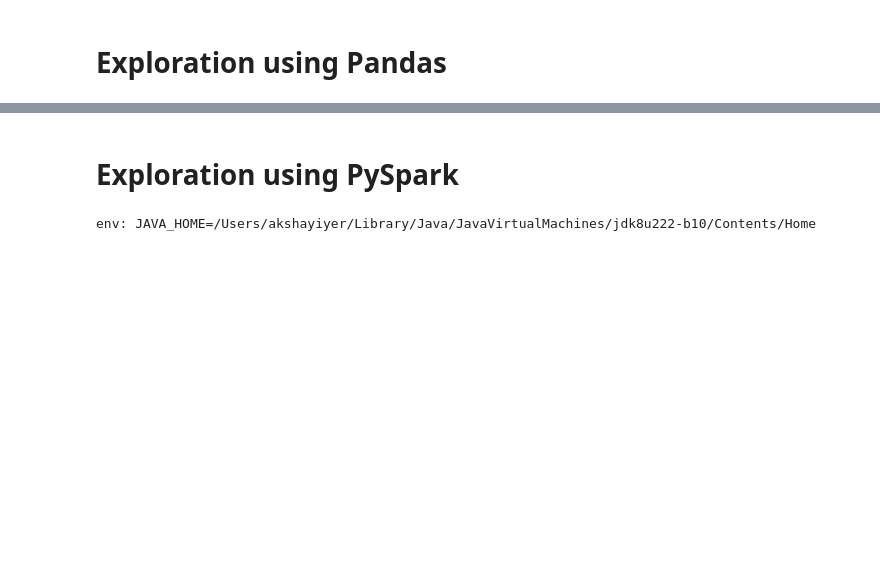
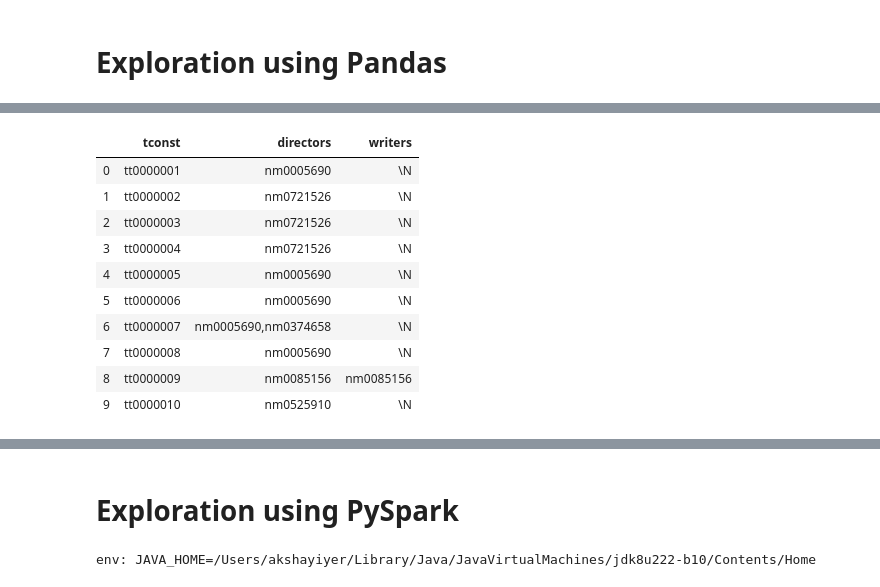
Before and after one commit to aiyer16/udacity-dend-capstone-etl, a Jupyter notebook: src/etl_scratch_notebook.ipynb, the cells around one changed output, grey strips where cells are left out. Cells and saved outputs as stored; diff of their text form; code cells hidden in the pictures; blank space fills up the shorter version.

```diff
--- a/src/etl_scratch_notebook.ipynb
+++ b/src/etl_scratch_notebook.ipynb
@@ -37,3 +57,15 @@ data["title.basics.tsv.gz"].head()
 # %%
-data["title.crew.tsv.gz"].head()
+data["title.crew.tsv.gz"].head(10)
+# %% [output]
+|  | tconst | directors | writers |
+| 0 | tt0000001 | nm0005690 | \N |
+| 1 | tt0000002 | nm0721526 | \N |
+| 2 | tt0000003 | nm0721526 | \N |
+| 3 | tt0000004 | nm0721526 | \N |
+| 4 | tt0000005 | nm0005690 | \N |
+| 5 | tt0000006 | nm0005690 | \N |
+| 6 | tt0000007 | nm0005690,nm0374658 | \N |
+| 7 | tt0000008 | nm0005690 | \N |
+| 8 | tt0000009 | nm0085156 | nm0085156 |
+| 9 | tt0000010 | nm0525910 | \N |
 # %%
```
Also changed, not shown: parts of 38 cells of this notebook.
